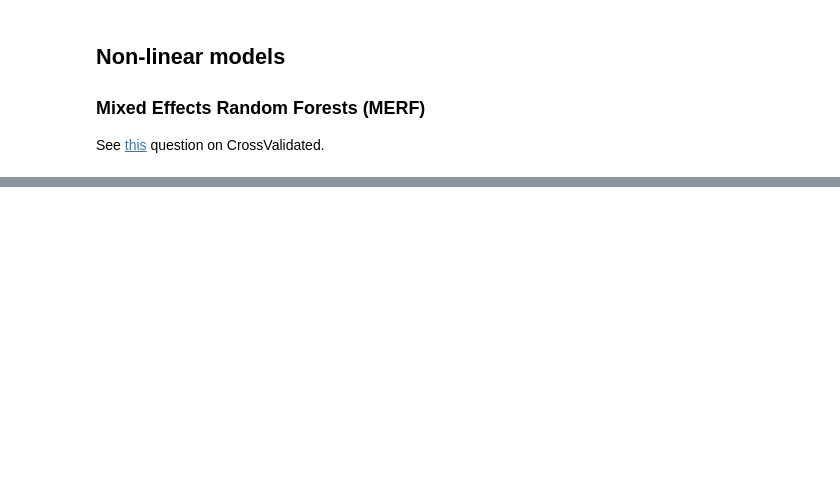
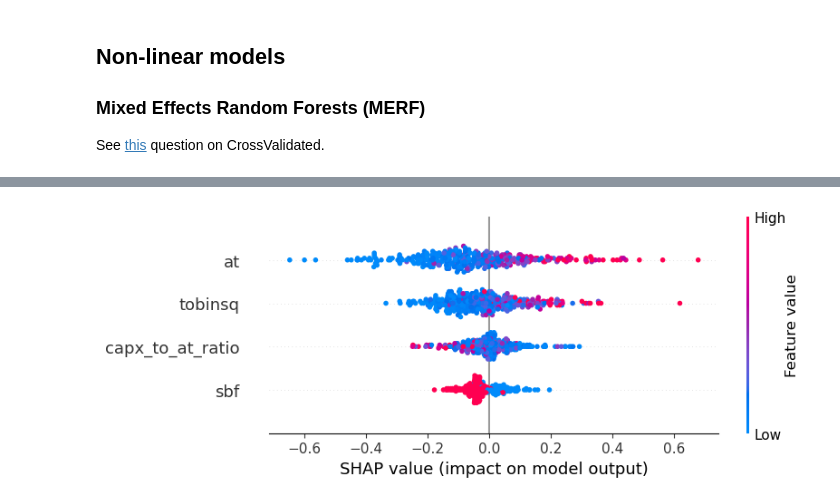
Before and after one commit to oliverangelil/ipynb, a Jupyter notebook: julie_eda.ipynb, the cells around one changed output, grey strips where cells are left out. Saved outputs shown, nothing was run; the diff lists cells and outputs as text; code cells hidden in the pictures; blank space fills up the shorter version.

Commit message:
beeswarm

```diff
--- a/julie_eda.ipynb
+++ b/julie_eda.ipynb
@@ -405,0 +440,4 @@ shap.summary_plot(shap_values, choosen_instance, plot_type="bar")
+# %%
+shap.plots.beeswarm(shap_values)
+# %% [output]
+[figure, added]
```
Also changed, not shown: parts of 14 cells of this notebook.
